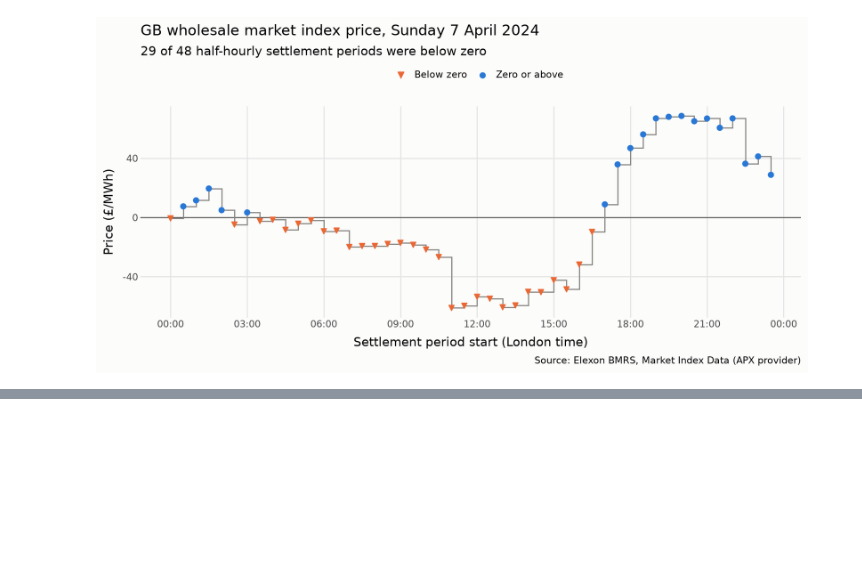
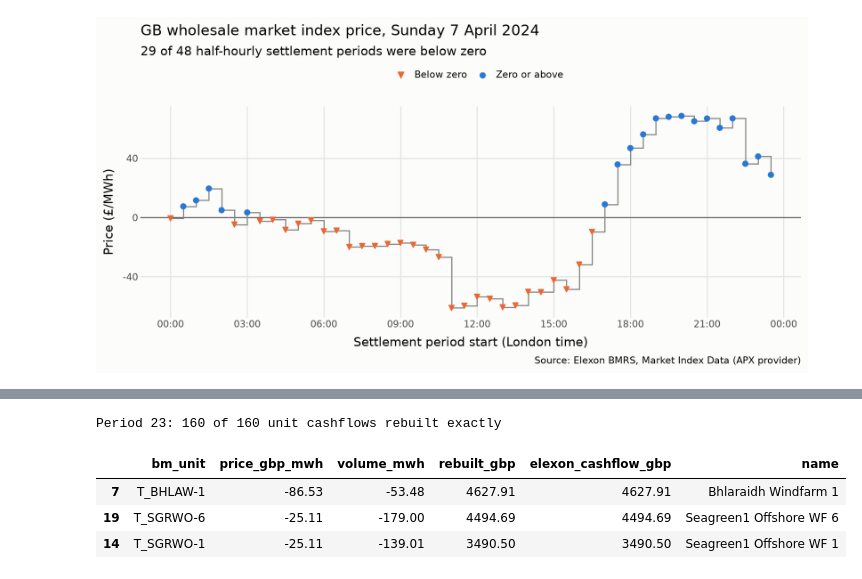
Before and after one commit to Vibratess/Sub-Zero-Prices, a Jupyter notebook: notebooks/analysis.ipynb, the cells around one changed output, grey strips where cells are left out. Saved outputs shown, nothing was run; the diff lists cells and outputs as text; code cells hidden in the pictures; blank space fills up the shorter version.

```diff
--- a/notebooks/analysis.ipynb
+++ b/notebooks/analysis.ipynb
@@ -124,0 +163,36 @@ fig
+# %%
+CHECK_PERIOD = 23
+prices = (load_records(acceptances_cache_path(DAY, CHECK_PERIOD))
+          .groupby(["bmUnit", "bidOfferPairId"])[["bidPrice", "offerPrice"]].first())
+
+raw_boav = pd.concat([load_records(boav_cache_path(DAY, s)).assign(side=s) for s in SIDES])
+raw_boav = raw_boav[raw_boav["settlementPeriod"] == CHECK_PERIOD]
+
+rows = []
+for r in raw_boav.itertuples():
+    for key, mwh in r.pairVolumes.items():
+        if mwh:
+            pair = (-1 if key.startswith("negative") else 1) * int(key[-1])  # "negative1" -> -1
+            price = prices.loc[(r.bmUnit, pair), "bidPrice" if r.side == "bid" else "offerPrice"]
+            rows.append((r.side, r.bmUnit, pair, mwh, price, mwh * price))
+check = pd.DataFrame(rows, columns=["side", "bm_unit", "pair", "volume_mwh", "price_gbp_mwh", "rebuilt_gbp"])
+
+rebuilt = check.groupby(["side", "bm_unit"])["rebuilt_gbp"].sum()
+elexon = cash[cash["settlement_period"] == CHECK_PERIOD].set_index(["side", "bm_unit"])["cashflow_gbp"]
+comparison = pd.concat([rebuilt, elexon], axis=1).fillna(0)
+matches = (comparison["rebuilt_gbp"] - comparison["cashflow_gbp"]).abs() < 0.01
+print(f"Period {CHECK_PERIOD}: {matches.sum()} of {len(comparison)} unit cashflows rebuilt exactly")
+
+# The three wind farms paid most in this half hour
+(check[(check["side"] == "bid") & check["bm_unit"].isin(wind)]
+ .groupby(["bm_unit", "price_gbp_mwh"], as_index=False)[["volume_mwh", "rebuilt_gbp"]].sum()
+ .merge(elexon.loc["bid"].rename("elexon_cashflow_gbp"), left_on="bm_unit", right_index=True)
+ .merge(units[["bm_unit", "name"]], on="bm_unit")
+ .nlargest(3, "rebuilt_gbp")
+ .round(2))
+# %% [output]
+Period 23: 160 of 160 unit cashflows rebuilt exactly
+|  | bm_unit | price_gbp_mwh | volume_mwh | rebuilt_gbp | elexon_cashflow_gbp | name |
+| 7 | T_BHLAW-1 | -86.53 | -53.48 | 4627.91 | 4627.91 | Bhlaraidh Windfarm 1 |
+| 19 | T_SGRWO-6 | -25.11 | -179.00 | 4494.69 | 4494.69 | Seagreen1 Offshore WF 6 |
+| 14 | T_SGRWO-1 | -25.11 | -139.01 | 3490.50 | 3490.50 | Seagreen1 Offshore WF 1 |
```
Also changed, not shown: parts of 10 cells of this notebook, 5 other files.
